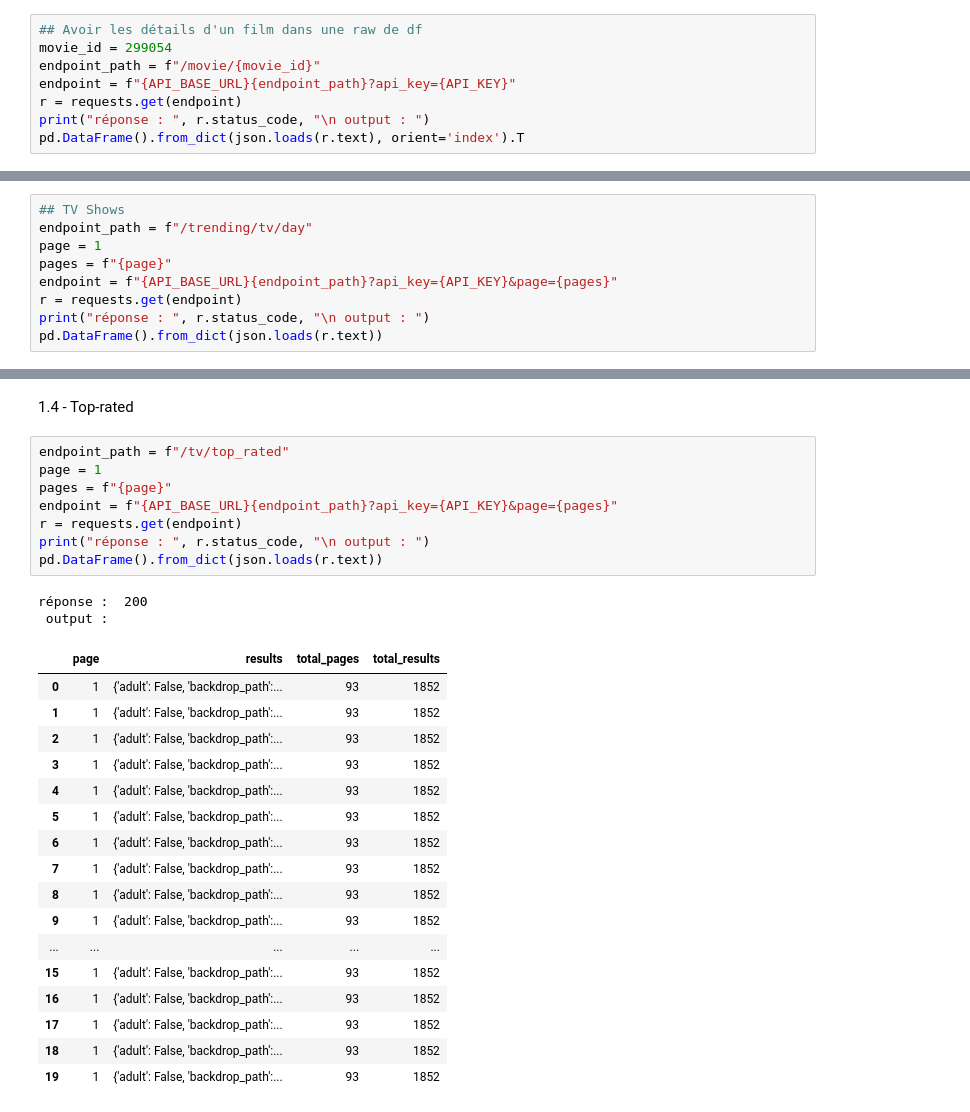
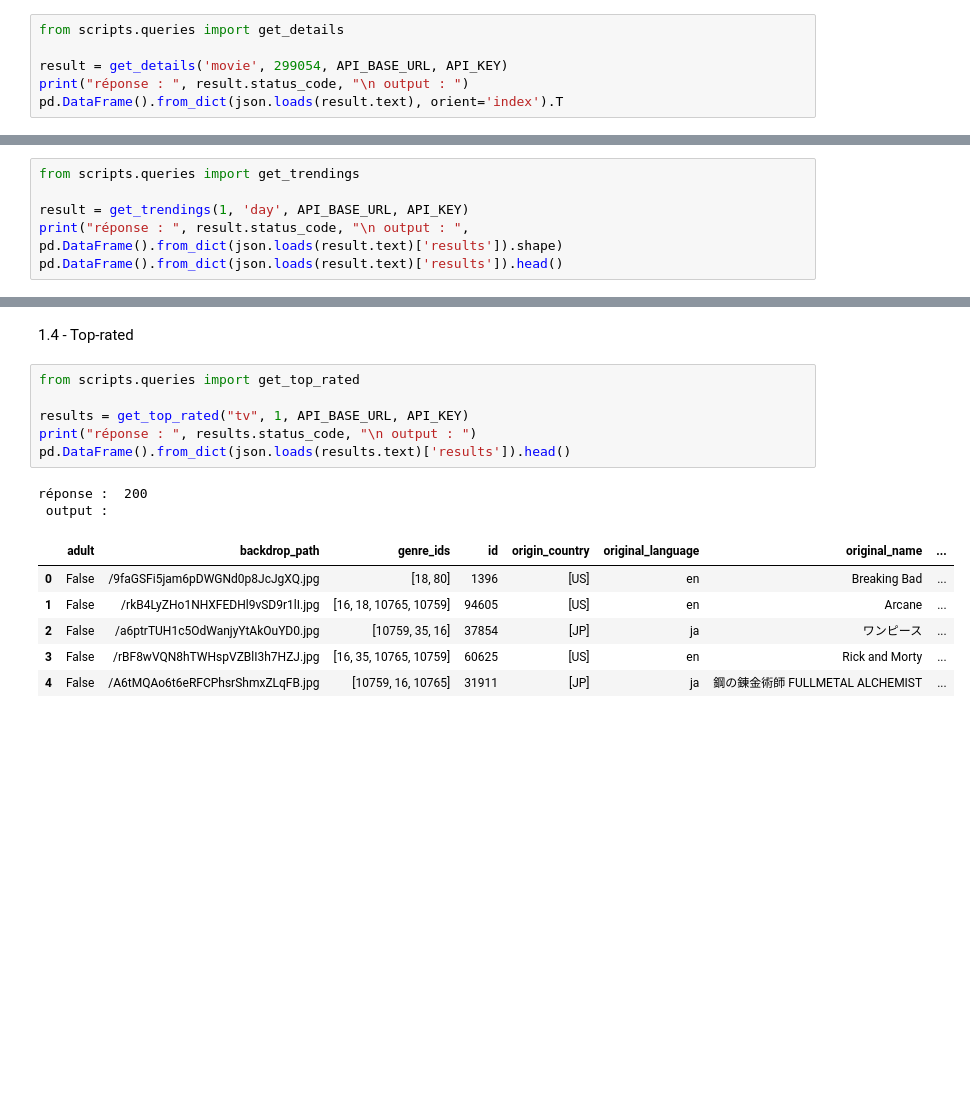
Before and after one commit to alirani/Synopsis_classifier_generator, a Jupyter notebook: notebook.ipynb, the cells around one changed output, grey strips where cells are left out. Cells and saved outputs as stored; diff of their text form; blank space fills up the shorter version.

```diff
--- a/notebook.ipynb
+++ b/notebook.ipynb
@@ -675,13 +663,11 @@ réponse :  200
 # %% [markdown]
 1.2 - Details
 # %%
-## Avoir les détails d'un film dans une raw de df
-movie_id = 299054
-endpoint_path = f"/movie/{movie_id}"
-endpoint = f"{API_BASE_URL}{endpoint_path}?api_key={API_KEY}"
-r = requests.get(endpoint)
-print("réponse : ", r.status_code, "\n output : ")
-pd.DataFrame().from_dict(json.loads(r.text), orient='index').T
+from scripts.queries import get_details
+
+result = get_details('movie', 299054, API_BASE_URL, API_KEY)
+print("réponse : ", result.status_code, "\n output : ")
+pd.DataFrame().from_dict(json.loads(result.text), orient='index').T
 # %% [output]
 réponse :  200
  output :
@@ -690,12 +676,3 @@ réponse :  200
 1 rows × 25 columns
 # %% [markdown]
 1.3 - Trending
-# %%
-## TV Shows
-endpoint_path = f"/trending/tv/day"
-page = 1
-pages = f"{page}"
-endpoint = f"{API_BASE_URL}{endpoint_path}?api_key={API_KEY}&page={pages}"
-r = requests.get(endpoint)
-print("réponse : ", r.status_code, "\n output : ")
-pd.DataFrame().from_dict(json.loads(r.text))
@@ -721,0 +679,6 @@ réponse :  200
+# %%
+from scripts.queries import get_trendings
+
+result = get_trendings(1, 'day', API_BASE_URL, API_KEY)
+print("réponse : ", result.status_code, "\n output : ", pd.DataFrame().from_dict(json.loads(result.text)['results']).shape)
+pd.DataFrame().from_dict(json.loads(result.text)['results']).head()
@@ -722,33 +694,20 @@ réponse :  200
 # %% [markdown]
 1.4 - Top-rated
 # %%
-endpoint_path = f"/tv/top_rated"
-page = 1
-pages = f"{page}"
-endpoint = f"{API_BASE_URL}{endpoint_path}?api_key={API_KEY}&page={pages}"
-r = requests.get(endpoint)
-print("réponse : ", r.status_code, "\n output : ")
-pd.DataFrame().from_dict(json.loads(r.text))
+from scripts.queries import get_top_rated
+
+results = get_top_rated("tv", 1, API_BASE_URL, API_KEY)
+print("réponse : ", results.status_code, "\n output : ")
+pd.DataFrame().from_dict(json.loads(results.text)['results']).head()
 # %% [output]
 réponse :  200
  output :
-|  | page | results | total_pages | total_results |
-| 0 | 1 | {'adult': False, 'backdrop_path':... | 93 | 1852 |
-| 1 | 1 | {'adult': False, 'backdrop_path':... | 93 | 1852 |
-| 2 | 1 | {'adult': False, 'backdrop_path':... | 93 | 1852 |
-| 3 | 1 | {'adult': False, 'backdrop_path':... | 93 | 1852 |
-| 4 | 1 | {'adult': False, 'backdrop_path':... | 93 | 1852 |
-| 5 | 1 | {'adult': False, 'backdrop_path':... | 93 | 1852 |
-| 6 | 1 | {'adult': False, 'backdrop_path':... | 93 | 1852 |
-| 7 | 1 | {'adult': False, 'backdrop_path':... | 93 | 1852 |
-| 8 | 1 | {'adult': False, 'backdrop_path':... | 93 | 1852 |
-| 9 | 1 | {'adult': False, 'backdrop_path':... | 93 | 1852 |
-| ... | ... | ... | ... | ... |
-| 15 | 1 | {'adult': False, 'backdrop_path':... | 93 | 1852 |
-| 16 | 1 | {'adult': False, 'backdrop_path':... | 93 | 1852 |
-| 17 | 1 | {'adult': False, 'backdrop_path':... | 93 | 1852 |
-| 18 | 1 | {'adult': False, 'backdrop_path':... | 93 | 1852 |
-| 19 | 1 | {'adult': False, 'backdrop_path':... | 93 | 1852 |
+|  | adult | backdrop_path | genre_ids | id | origin_country | original_language | original_name | ... |
+| 0 | False | /9faGSFi5jam6pDWGNd0p8JcJgXQ.jpg | [18, 80] | 1396 | [US] | en | Breaking Bad | ... |
+| 1 | False | /rkB4LyZHo1NHXFEDHl9vSD9r1lI.jpg | [16, 18, 10765, 10759] | 94605 | [US] | en | Arcane | ... |
+| 2 | False | /a6ptrTUH1c5OdWanjyYtAkOuYD0.jpg | [10759, 35, 16] | 37854 | [JP] | ja | ワンピース | ... |
+| 3 | False | /rBF8wVQN8hTWHspVZBlI3h7HZJ.jpg | [16, 35, 10765, 10759] | 60625 | [US] | en | Rick and Morty | ... |
+| 4 | False | /A6tMQAo6t6eRFCPhsrShmxZLqFB.jpg | [10759, 16, 10765] | 31911 | [JP] | ja | 鋼の錬金術師 FULLMETAL ALCHEMIST | ... |
 # %% [markdown]
 #
 <a style='
```
Also changed, not shown: parts of 4 cells of this notebook, 3 other files.
